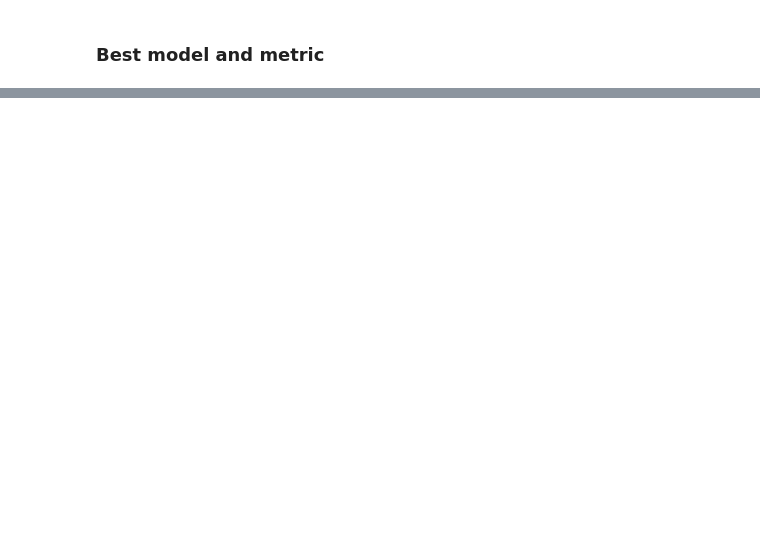
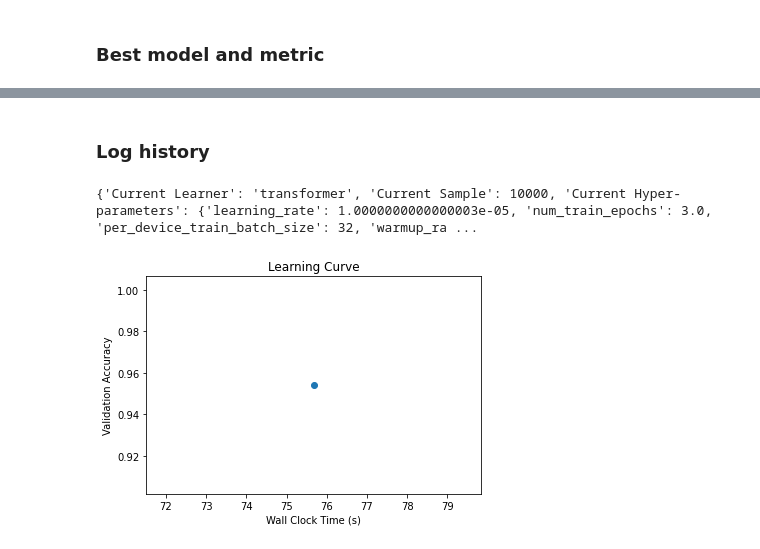
Before and after one commit to microsoft/FLAML, a Jupyter notebook: notebook/automl_nlp.ipynb, the cells around one changed output, grey strips where cells are left out. Saved outputs shown, nothing was run; the diff lists cells and outputs as text; code cells hidden in the pictures; blank space fills up the shorter version.

```diff
--- a/notebook/automl_nlp.ipynb
+++ b/notebook/automl_nlp.ipynb
@@ -167,0 +245,8 @@ plt.show()
+# %%
+automl_settings = {
+    "time_budget": 100,                                 # setting the time budget
+    "task": "seq-classification",                       # specifying your task is seq-classification
+    "custom_hpo_args": {"output_dir": "data/output/"},  # specifying your output directory
+    "gpu_per_trial": 1,
+    "log_file_name": "seqclass.log"                             # set to 0 if no GPU is available
+}
@@ -167,0 +336,24 @@ plt.show()
+# %% [markdown]
+
+
+### Log history
+# %%
+from flaml.data import get_output_from_log
+time_history, best_valid_loss_history, valid_loss_history, config_history, metric_history = \
+    get_output_from_log(filename=automl_settings['log_file_name'], time_budget=240)
+for config in config_history:
+    print(config)
+# %% [output]
+{'Current Learner': 'transformer', 'Current Sample': 10000, 'Current Hyper-parameters': {'learning_rate': 1.0000000000000003e-05, 'num_train_epochs': 3.0, 'per_device_train_batch_size': 32, 'warmup_ra ...
+# %%
+import matplotlib.pyplot as plt
+import numpy as np
+
+plt.title('Learning Curve')
+plt.xlabel('Wall Clock Time (s)')
+plt.ylabel('Validation Accuracy')
+plt.scatter(time_history, 1 - np.array(valid_loss_history))
+plt.step(time_history, 1 - np.array(best_valid_loss_history), where='post')
+plt.show()
+# %% [output]
+[figure, added]
```
Also changed, not shown: parts of 29 cells of this notebook, 1 other file.
